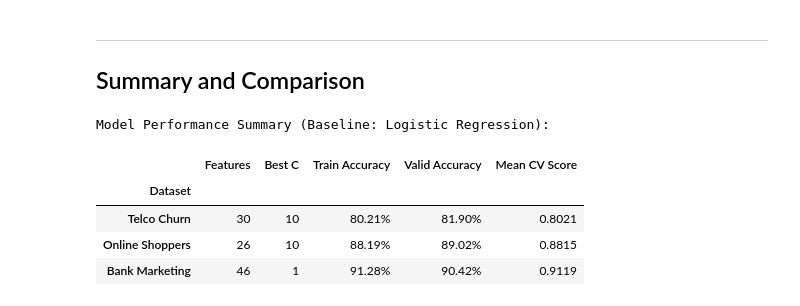
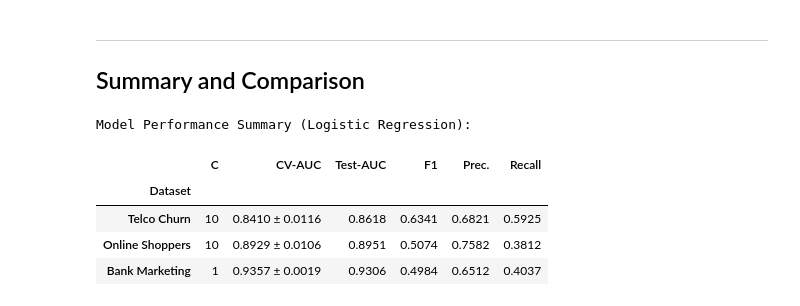
Before and after one commit to johannes3502/customer-decision-prediction, a Jupyter notebook: notebooks/logreg_analysis.ipynb, the cells around one changed output. Drawn from its saved outputs; the diff is of its cells as text; code cells hidden in the pictures.

```diff
--- a/notebooks/logreg_analysis.ipynb
+++ b/notebooks/logreg_analysis.ipynb
@@ -152,24 +230,25 @@ plt.show()
 # %%
 summary_data = {
     'Dataset': ['Telco Churn', 'Online Shoppers', 'Bank Marketing'],
-    'Features': [X_telco.shape[1], X_online.shape[1], X_bank.shape[1]],
-    'Best C': [grid_telco.best_params_['C'], grid_online.best_params_['C'], grid_bank.best_params_['C']],
-    'Train Accuracy': [f"{acc_telco_train:.2f}%", f"{acc_online_train:.2f}%", f"{acc_bank_train:.2f}%"],
-    'Valid Accuracy': [f"{acc_telco_valid:.2f}%", f"{acc_online_valid:.2f}%", f"{acc_bank_valid:.2f}%"],
-    'Mean CV Score': [
-        f"{(cv_scores_telco.mean()):.4f}",
-        f"{(cv_scores_online.mean()):.4f}",
-        f"{(cv_scores_bank.mean()):.4f}"
-    ]
+    'C': [grid_telco.best_params_['C'], grid_online.best_params_['C'], grid_bank.best_params_['C']],
+    'CV-AUC': [
+        f"{cv_auc_scores_telco.mean():.4f} ± {cv_auc_scores_telco.std():.4f}",
+        f"{cv_auc_scores_online.mean():.4f} ± {cv_auc_scores_online.std():.4f}",
+        f"{cv_auc_scores_bank.mean():.4f} ± {cv_auc_scores_bank.std():.4f}",
+    ],
+    'Test-AUC': [f"{test_auc_telco:.4f}", f"{test_auc_online:.4f}", f"{test_auc_bank:.4f}"],
+    'F1':       [f"{f1_telco:.4f}", f"{f1_online:.4f}", f"{f1_bank:.4f}"],
+    'Prec.':    [f"{prec_telco:.4f}", f"{prec_online:.4f}", f"{prec_bank:.4f}"],
+    'Recall':   [f"{recall_telco:.4f}", f"{recall_online:.4f}", f"{recall_bank:.4f}"],
 }
 
 summary_df = pd.DataFrame(summary_data).set_index('Dataset')
-print("Model Performance Summary (Baseline: Logistic Regression):")
+print("Model Performance Summary (Logistic Regression):")
 display(summary_df)
 # %% [output]
-Model Performance Summary (Baseline: Logistic Regression):
+Model Performance Summary (Logistic Regression):
-|  | Features | Best C | Train Accuracy | Valid Accuracy | Mean CV Score |
-| Dataset |  |  |  |  |  |
-| Telco Churn | 30 | 10 | 80.21% | 81.90% | 0.8021 |
-| Online Shoppers | 26 | 10 | 88.19% | 89.02% | 0.8815 |
-| Bank Marketing | 46 | 1 | 91.28% | 90.42% | 0.9119 |
+|  | C | CV-AUC | Test-AUC | F1 | Prec. | Recall |
+| Dataset |  |  |  |  |  |  |
+| Telco Churn | 10 | 0.8410 ± 0.0116 | 0.8618 | 0.6341 | 0.6821 | 0.5925 |
+| Online Shoppers | 10 | 0.8929 ± 0.0106 | 0.8951 | 0.5074 | 0.7582 | 0.3812 |
+| Bank Marketing | 1 | 0.9357 ± 0.0019 | 0.9306 | 0.4984 | 0.6512 | 0.4037 |
```
Also changed, not shown: parts of 7 cells of this notebook, 10 other files.
